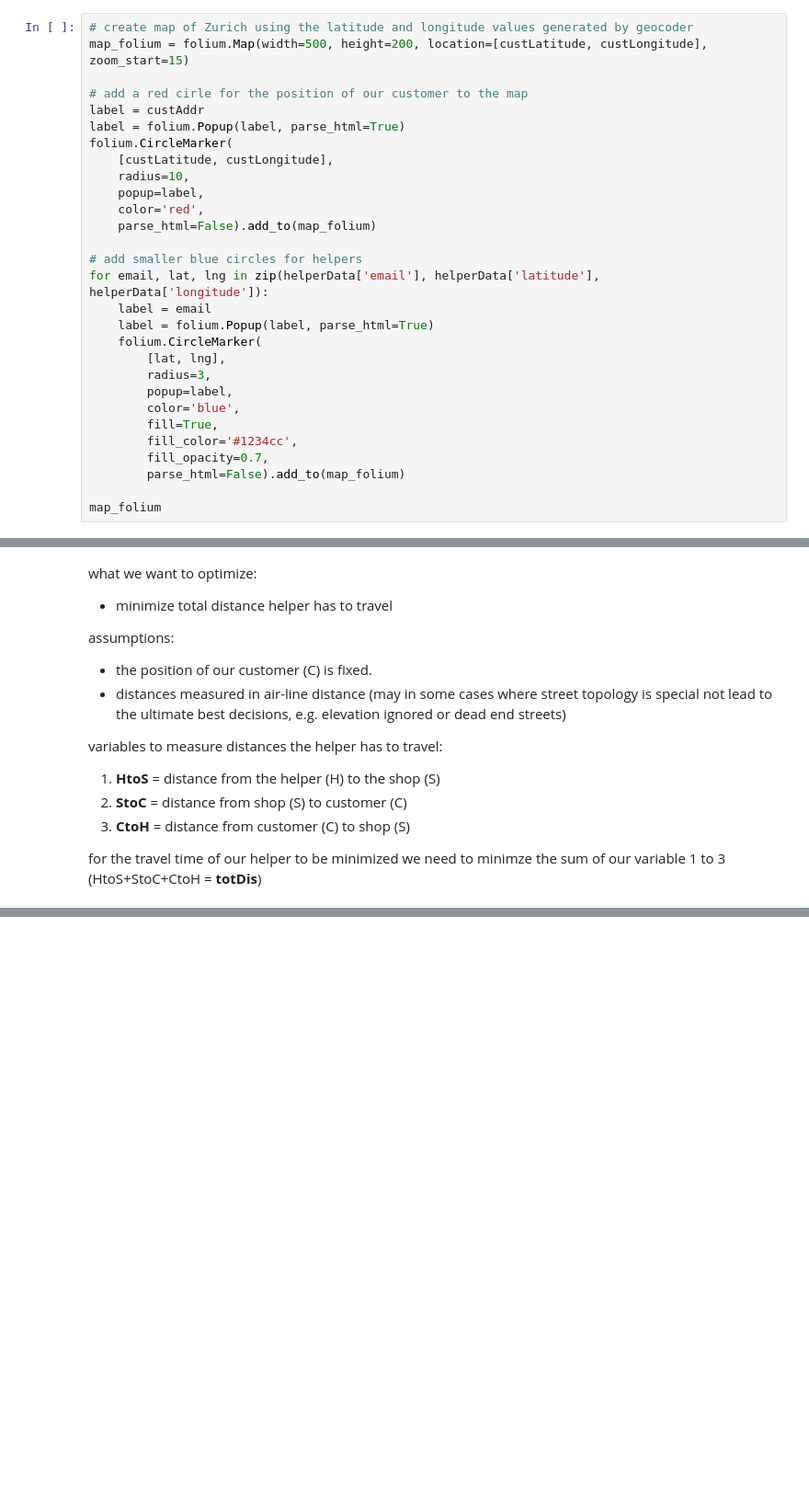
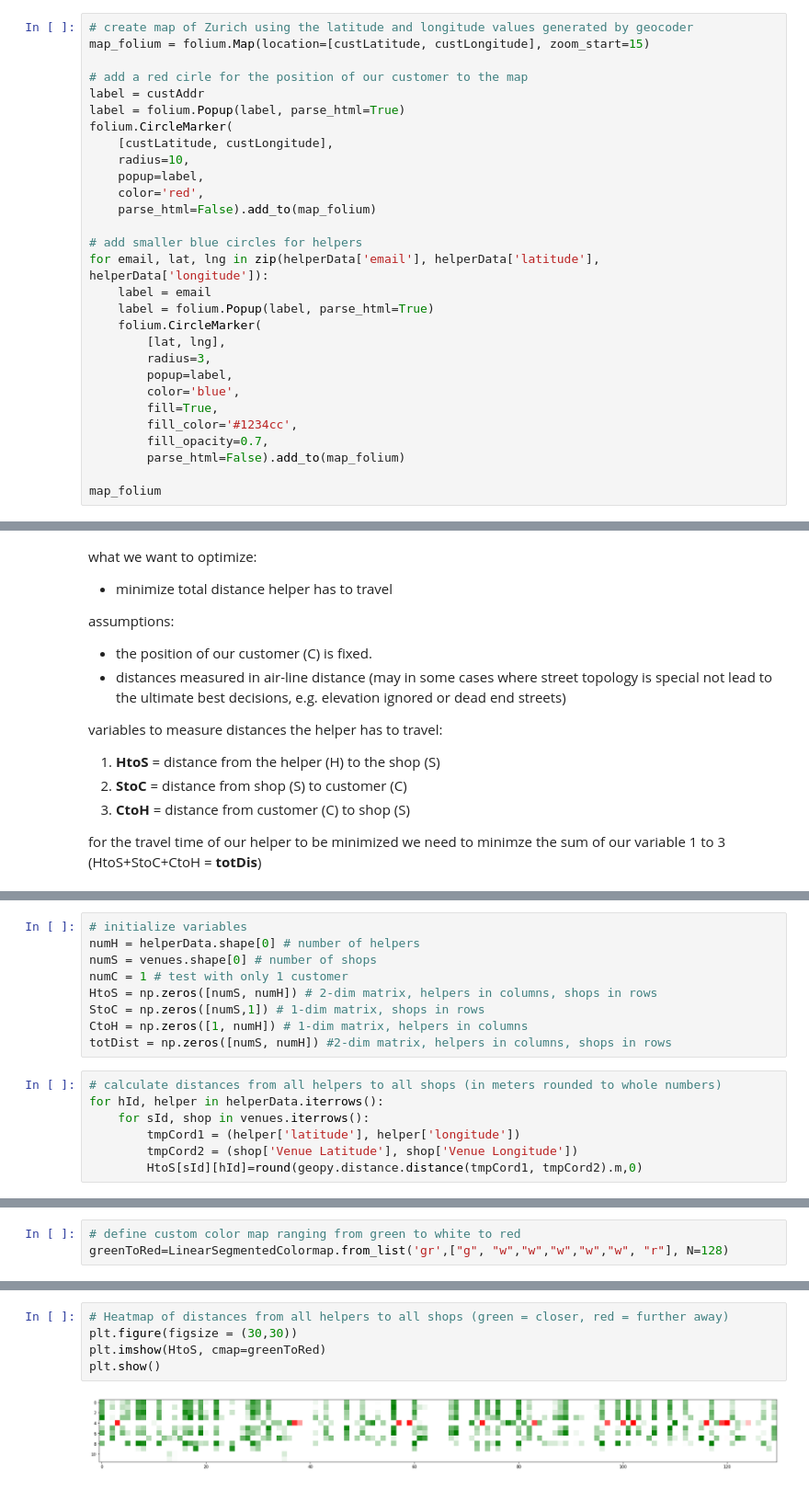
Before and after one commit to Funisher-code/Coursera_Capstone, a Jupyter notebook: notebook/POC_food_delivery_recommender_system.ipynb, the cells around one changed output, grey strips where cells are left out. Shown at 92% size. Cells and saved outputs as stored; diff of their text form; blank space fills up the shorter version.

```diff
--- a/notebook/POC_food_delivery_recommender_system.ipynb
+++ b/notebook/POC_food_delivery_recommender_system.ipynb
@@ -364,7 +379,7 @@ Now let's visualize the helpers and our customer on the map.
 The customer is represented with a red circle and the possible helpers with blue circles.
 # %%
 # create map of Zurich using the latitude and longitude values generated by geocoder
-map_folium = folium.Map(width=500, height=200, location=[custLatitude, custLongitude], zoom_start=15)
+map_folium = folium.Map(location=[custLatitude, custLongitude], zoom_start=15)
 
 # add a red cirle for the position of our customer to the map
 label = custAddr
@@ -629,0 +630,16 @@ HTML(m._repr_html_())
+# %%
+# initialize variables
+numH = helperData.shape[0] # number of helpers
+numS = venues.shape[0] # number of shops
+numC = 1 # test with only 1 customer
+HtoS = np.zeros([numS, numH]) # 2-dim matrix, helpers in columns, shops in rows
+StoC = np.zeros([numS,1]) # 1-dim matrix, shops in rows
+CtoH = np.zeros([1, numH]) # 1-dim matrix, helpers in columns
+totDist = np.zeros([numS, numH]) #2-dim matrix, helpers in columns, shops in rows
+# %%
+# calculate distances from all helpers to all shops (in meters rounded to whole numbers)
+for hId, helper in helperData.iterrows():
+    for sId, shop in venues.iterrows():
+        tmpCord1 = (helper['latitude'], helper['longitude'])
+        tmpCord2 = (shop['Venue Latitude'], shop['Venue Longitude'])
+        HtoS[sId][hId]=round(geopy.distance.distance(tmpCord1, tmpCord2).m,0)
@@ -629,0 +660,3 @@ HTML(m._repr_html_())
+# %%
+# define custom color map ranging from green to white to red
+greenToRed=LinearSegmentedColormap.from_list('gr',["g", "w","w","w","w","w", "r"], N=128)
@@ -629,0 +671,7 @@ HTML(m._repr_html_())
+# %%
+# Heatmap of distances from all helpers to all shops (green = closer, red = further away)
+plt.figure(figsize = (30,30))
+plt.imshow(HtoS, cmap=greenToRed)
+plt.show()
+# %% [output]
+[figure, added]
```
Also changed, not shown: parts of 38 cells of this notebook, 1 other file.
